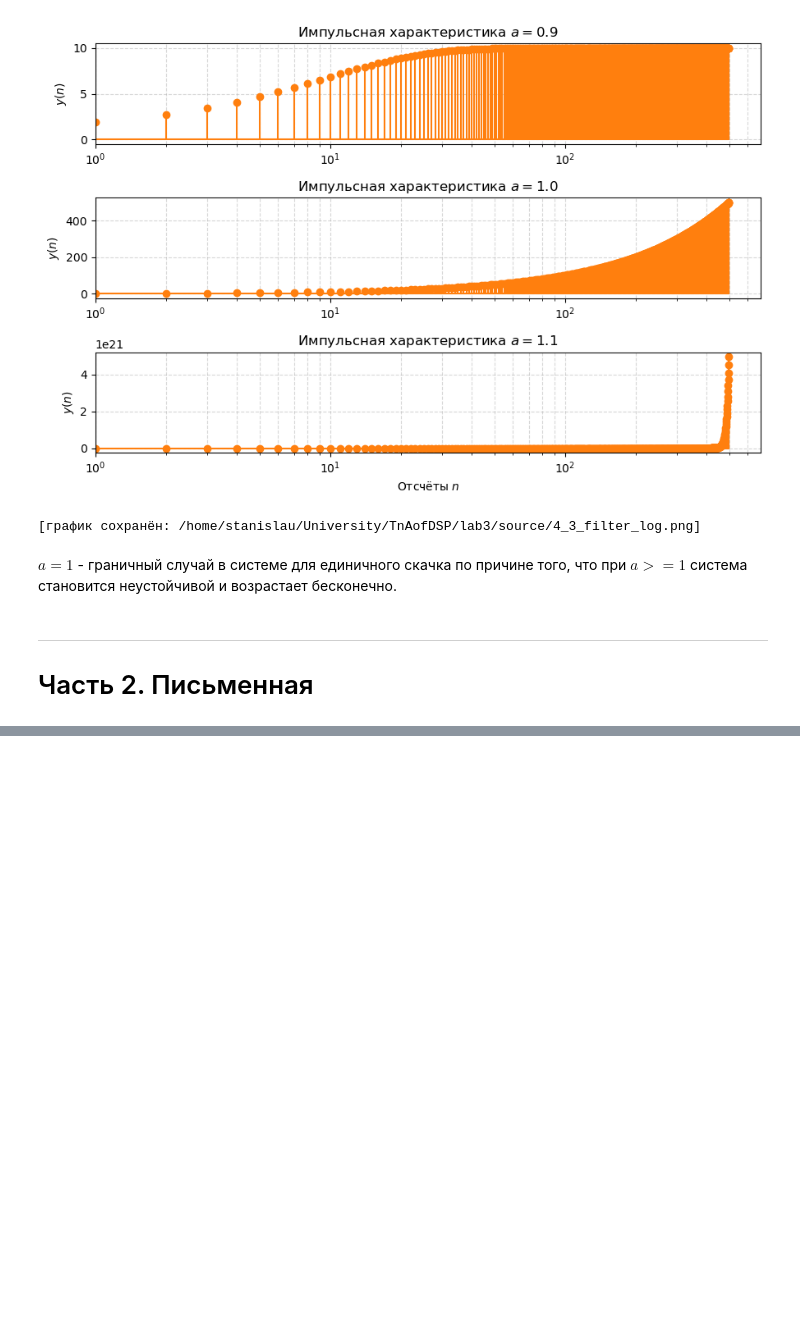
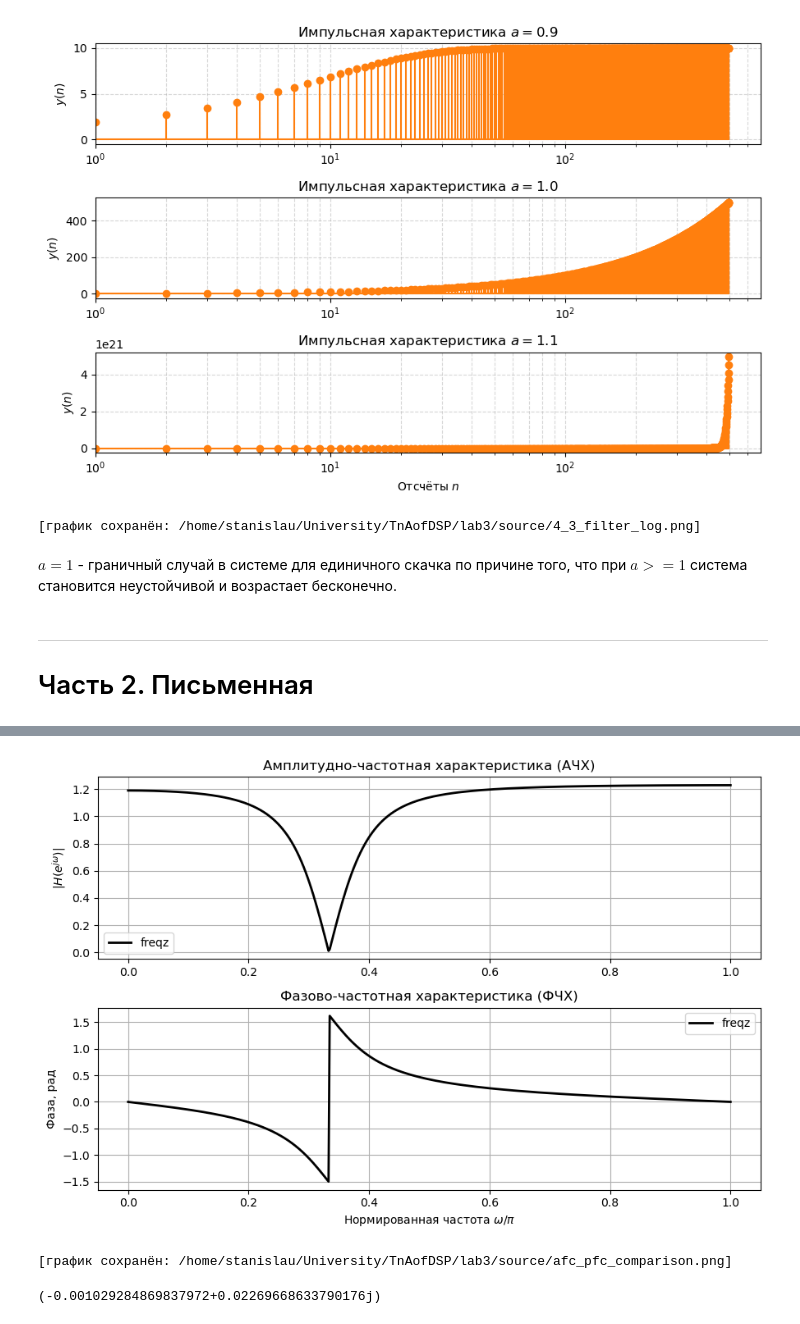
Before and after one commit to StanislauMikulski/TnAofDSP_lab3, a Jupyter notebook: main/main.ipynb, the cells around one changed output, grey strips where cells are left out. Cells and saved outputs as stored; diff of their text form; code cells hidden in the pictures; blank space fills up the shorter version.

```diff
--- a/main/main.ipynb
+++ b/main/main.ipynb
@@ -73,6 +76,17 @@ def get_AFC(SIGNAL, num_points: int = 512):
     n = np.arange(len(SIGNAL))
     exponent = np.exp(-1j * np.outer(np.linspace(0, np.pi, num_points), n))
     return np.abs(np.dot(exponent, SIGNAL))
+
+def get_CFR(SIGNAL, num_points: int = 512):
+    n = np.arange(len(SIGNAL))
+    exponent = np.exp(-1j * np.outer(np.linspace(0, np.pi, num_points), n))
+    return np.dot(exponent, SIGNAL)
+
+def save_wav(x, fs, name):
+    xi = np.int16(np.clip(x, -1, 1) * 32767)
+    output_dir = os.path.expanduser("~/University/TnAofDSP/lab3/audio")
+    wavfile.write(os.path.join(output_dir, f"{name}.wav"), fs, xi)
+    print(f"[аудио сохранено: audio/{name}.wav]")
 # %% [markdown]
 ---
 # Часть 1. Общая
@@ -530,0 +876,43 @@ $a = 1$ - граничный случай в системе для единич
+# %%
+w_notch = np.pi / 3
+b = np.array([1.0, -2 * np.cos(w_notch), 1.0])
+a = np.array([1.0, -0.8 * 2 * np.cos(w_notch), 0.64])
+
+num_points = 512
+w_grid = np.linspace(0, np.pi, num_points)
+
+M1, M2 = 64, 128
+delta1, delta2 = np.zeros(M1), np.zeros(M2)
+delta1[0], delta2[0] = 1.0, 1.0
+
+h_64 = sps.lfilter(b, a, delta1)
+h_128 = sps.lfilter(b, a, delta2)
+
+H_64 = get_CFR(h_64, num_points)
+H_128 = get_CFR(h_128, num_points)
+_, H_freqz = sps.freqz(b, a, worN=w_grid)
+
+fig, (og, trans) = plt.subplots(2, 1, figsize=(9, 6))
+
+og.plot(w_grid / np.pi, np.abs(H_freqz), 'k-', linewidth=2, label='freqz')
+og.set_ylabel(r"$|H(e^{j\omega})|$")
+og.set_title("Амплитудно-частотная характеристика (АЧХ)")
+og.grid(True)
+og.legend()
+
+trans.plot(w_grid / np.pi, np.unwrap(np.angle(H_freqz)), 'k-', linewidth=2, label='freqz')
+trans.set_xlabel(r"Нормированная частота $\omega / \pi$")
+trans.set_ylabel(r"Фаза, рад")
+trans.set_title("Фазово-частотная характеристика (ФЧХ)")
+trans.grid(True)
+trans.legend()
+
+plt.tight_layout()
+save_and_show(fig, name="afc_pfc_comparison")
+# %% [output]
+[figure, added]
+[график сохранён: /home/stanislau/University/TnAofDSP/lab3/source/afc_pfc_comparison.png]
+# %%
+print(np.min(H_freqz))
+# %% [output]
+(-0.001029284869837972+0.02269668633790176j)
```
Also changed, not shown: parts of 22 cells of this notebook, 15 other files.
